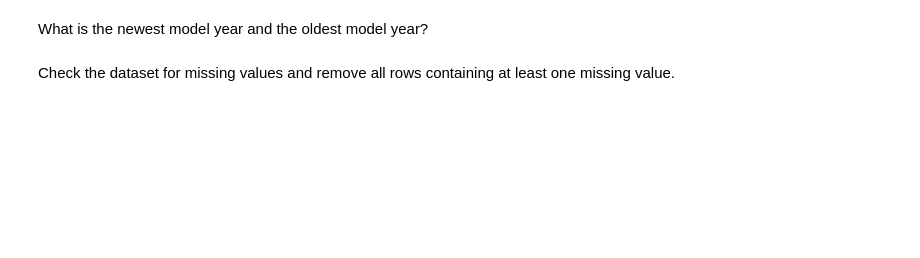
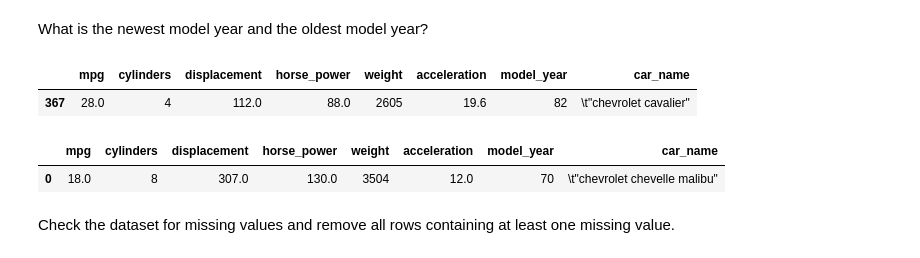
Before and after one commit to ta-data-lis/lab-supervised-learning-sklearn, a Jupyter notebook: your-code/main.ipynb, the cells around one changed output. Saved outputs shown, nothing was run; the diff lists cells and outputs as text; code cells hidden in the pictures; blank space fills up the shorter version.

```diff
--- a/your-code/main.ipynb
+++ b/your-code/main.ipynb
@@ -162,2 +309,11 @@ What is the newest model year and the oldest model year?
+# %%
+# Your code here:
+display(auto.nlargest(1, "model_year"))
+display(auto.nsmallest(1, "model_year"))
+# %% [output]
+|  | mpg | cylinders | displacement | horse_power | weight | acceleration | model_year | car_name |
+| 367 | 28.0 | 4 | 112.0 | 88.0 | 2605 | 19.6 | 82 | \t"chevrolet cavalier" |
+|  | mpg | cylinders | displacement | horse_power | weight | acceleration | model_year | car_name |
+| 0 | 18.0 | 8 | 307.0 | 130.0 | 3504 | 12.0 | 70 | \t"chevrolet chevelle malibu" |
 # %% [markdown]
 Check the dataset for missing values and remove all rows containing at least one missing value.
```
Also changed, not shown: parts of 39 cells of this notebook.
